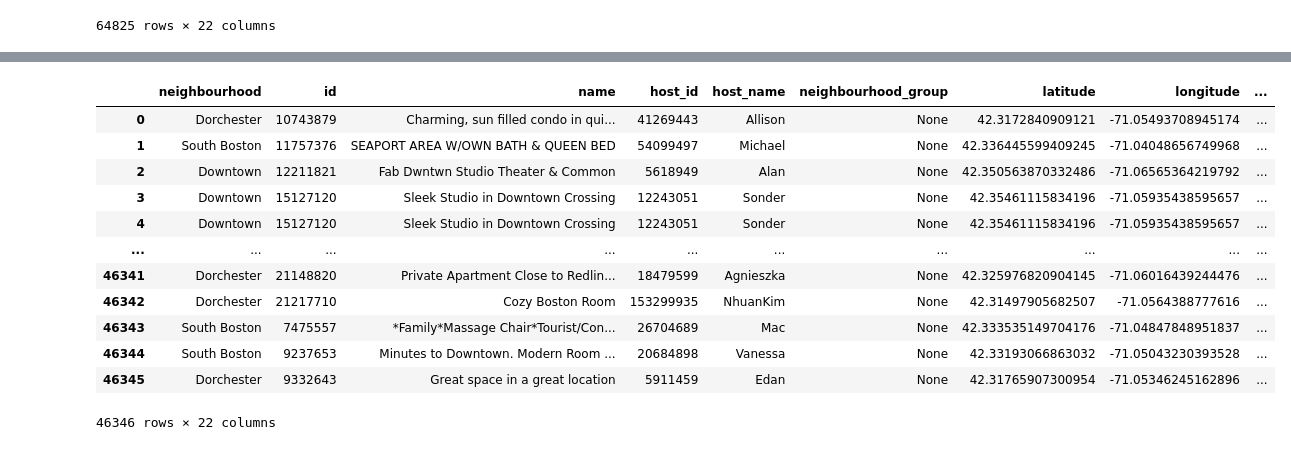
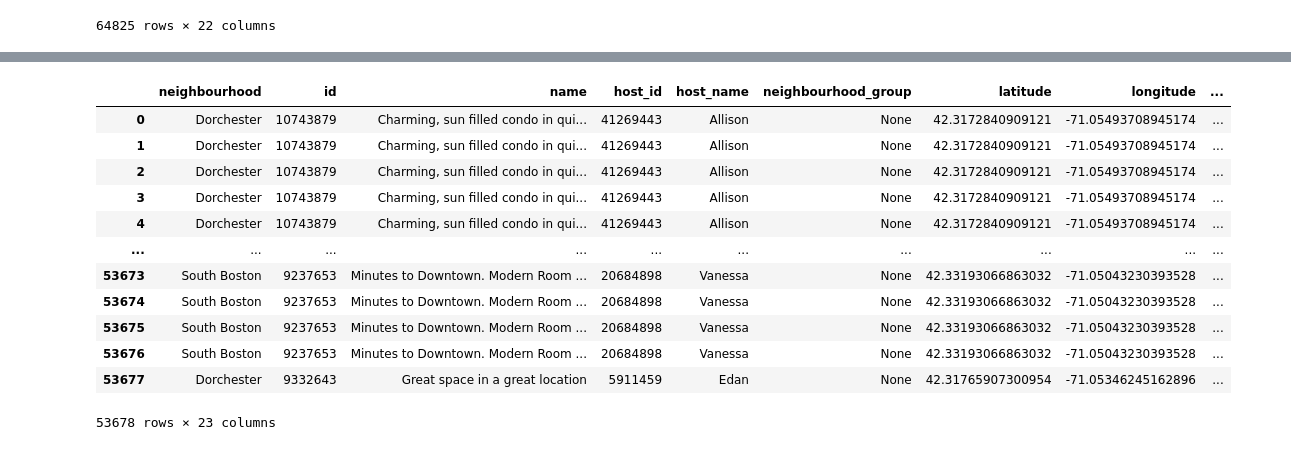
Before and after one commit to aditya-prasad-projects/Airbnb, a Jupyter notebook: test.ipynb, the cells around one changed output, grey strips where cells are left out. Drawn from its saved outputs; the diff is of its cells as text; code cells hidden in the pictures.

```diff
--- a/test.ipynb
+++ b/test.ipynb
@@ -286,16 +286,16 @@ boston_top_neighbourhood.toPandas()
 | 64824 | Allston | 38131632 | Gorgeous space in vibrant area, s... | 18110188 | Cindy | None | 42.35192 | -71.12404 | ... |
 64825 rows × 22 columns
 # %%
-def get_complete_boston_data(listings_url, reviews_url):
+def get_complete_boston_data(listings_url, reviews_url, year):
     spark.sparkContext.addFile(reviews_url)
     spark.sparkContext.addFile(listings_url)
     boston_reviews_df = spark.read.option("header", "true").csv(SparkFiles.get("reviews.csv.gz"))
     boston_listings_df = spark.read.csv(SparkFiles.get("listings.csv"), header=True)
-    boston_reviews_df = reviews_df.where("comments != 'None'")
-    boston_reviews_df = reviews_df.withColumnRenamed("id", "review_id")
+    boston_reviews_df = boston_reviews_df.where("comments != 'None'")
+    boston_reviews_df = boston_reviews_df.withColumnRenamed("id", "review_id")
     boston_top_neighbourhood = boston_listings_df.join(boston_neighbourhoods_df, ["neighbourhood"] , "left_semi")
-    boston_top_neighbourhood = boston_top_neighbourhood.join(boston_reviews_df, boston_top_neighbourhood["id"] == reviews_df["listing_id"], "left")
-    return boston_top_neighbourhood
+    boston_top_neighbourhood = boston_top_neighbourhood.join(boston_reviews_df, boston_top_neighbourhood["id"] == boston_reviews_df["listing_id"], "left")
+    return boston_top_neighbourhood.withColumn("year", F.lit(year))
 # %%
 reviews_url = "http://data.insideairbnb.com/united-states/ma/boston/2020-06-10/data/reviews.csv.gz"
 listings_url = "http://data.insideairbnb.com/united-states/ma/boston/2020-06-10/visualisations/listings.csv"
@@ -357,22 +357,22 @@ boston_neighbourhood_2018.toPandas()
 # %%
 reviews_url = "http://data.insideairbnb.com/united-states/ma/boston/2017-10-06/data/reviews.csv.gz"
 listings_url = "http://data.insideairbnb.com/united-states/ma/boston/2017-10-06/visualisations/listings.csv"
-boston_neighbourhood_2017 = get_complete_boston_data(listings_url, reviews_url)
+boston_neighbourhood_2017 = get_complete_boston_data(listings_url, reviews_url, 2017)
 boston_neighbourhood_2017.toPandas()
 # %% [output]
 |  | neighbourhood | id | name | host_id | host_name | neighbourhood_group | latitude | longitude | ... |
 | 0 | Dorchester | 10743879 | Charming, sun filled condo in qui... | 41269443 | Allison | None | 42.3172840909121 | -71.05493708945174 | ... |
-| 1 | South Boston | 11757376 | SEAPORT AREA W/OWN BATH & QUEEN BED | 54099497 | Michael | None | 42.336445599409245 | -71.04048656749968 | ... |
-| 2 | Downtown | 12211821 | Fab Dwntwn Studio Theater & Common | 5618949 | Alan | None | 42.350563870332486 | -71.06565364219792 | ... |
-| 3 | Downtown | 15127120 | Sleek Studio in Downtown Crossing | 12243051 | Sonder | None | 42.35461115834196 | -71.05935438595657 | ... |
-| 4 | Downtown | 15127120 | Sleek Studio in Downtown Crossing | 12243051 | Sonder | None | 42.35461115834196 | -71.05935438595657 | ... |
+| 1 | Dorchester | 10743879 | Charming, sun filled condo in qui... | 41269443 | Allison | None | 42.3172840909121 | -71.05493708945174 | ... |
+| 2 | Dorchester | 10743879 | Charming, sun filled condo in qui... | 41269443 | Allison | None | 42.3172840909121 | -71.05493708945174 | ... |
+| 3 | Dorchester | 10743879 | Charming, sun filled condo in qui... | 41269443 | Allison | None | 42.3172840909121 | -71.05493708945174 | ... |
+| 4 | Dorchester | 10743879 | Charming, sun filled condo in qui... | 41269443 | Allison | None | 42.3172840909121 | -71.05493708945174 | ... |
 | ... | ... | ... | ... | ... | ... | ... | ... | ... | ... |
-| 46341 | Dorchester | 21148820 | Private Apartment Close to Redlin... | 18479599 | Agnieszka | None | 42.325976820904145 | -71.06016439244476 | ... |
-| 46342 | Dorchester | 21217710 | Cozy Boston Room | 153299935 | NhuanKim | None | 42.31497905682507 | -71.0564388777616 | ... |
-| 46343 | South Boston | 7475557 | *Family*Massage Chair*Tourist/Con... | 26704689 | Mac | None | 42.333535149704176 | -71.04847848951837 | ... |
-| 46344 | South Boston | 9237653 | Minutes to Downtown. Modern Room ... | 20684898 | Vanessa | None | 42.33193066863032 | -71.05043230393528 | ... |
-| 46345 | Dorchester | 9332643 | Great space in a great location | 5911459 | Edan | None | 42.31765907300954 | -71.05346245162896 | ... |
+| 53673 | South Boston | 9237653 | Minutes to Downtown. Modern Room ... | 20684898 | Vanessa | None | 42.33193066863032 | -71.05043230393528 | ... |
+| 53674 | South Boston | 9237653 | Minutes to Downtown. Modern Room ... | 20684898 | Vanessa | None | 42.33193066863032 | -71.05043230393528 | ... |
+| 53675 | South Boston | 9237653 | Minutes to Downtown. Modern Room ... | 20684898 | Vanessa | None | 42.33193066863032 | -71.05043230393528 | ... |
+| 53676 | South Boston | 9237653 | Minutes to Downtown. Modern Room ... | 20684898 | Vanessa | None | 42.33193066863032 | -71.05043230393528 | ... |
+| 53677 | Dorchester | 9332643 | Great space in a great location | 5911459 | Edan | None | 42.31765907300954 | -71.05346245162896 | ... |
-46346 rows × 22 columns
+53678 rows × 23 columns
 # %%
 reviews_url = "http://data.insideairbnb.com/united-states/ma/boston/2016-09-07/data/reviews.csv.gz"
 listings_url = "http://data.insideairbnb.com/united-states/ma/boston/2016-09-07/visualisations/listings.csv"
```
Also changed, not shown: parts of 9 cells of this notebook.
